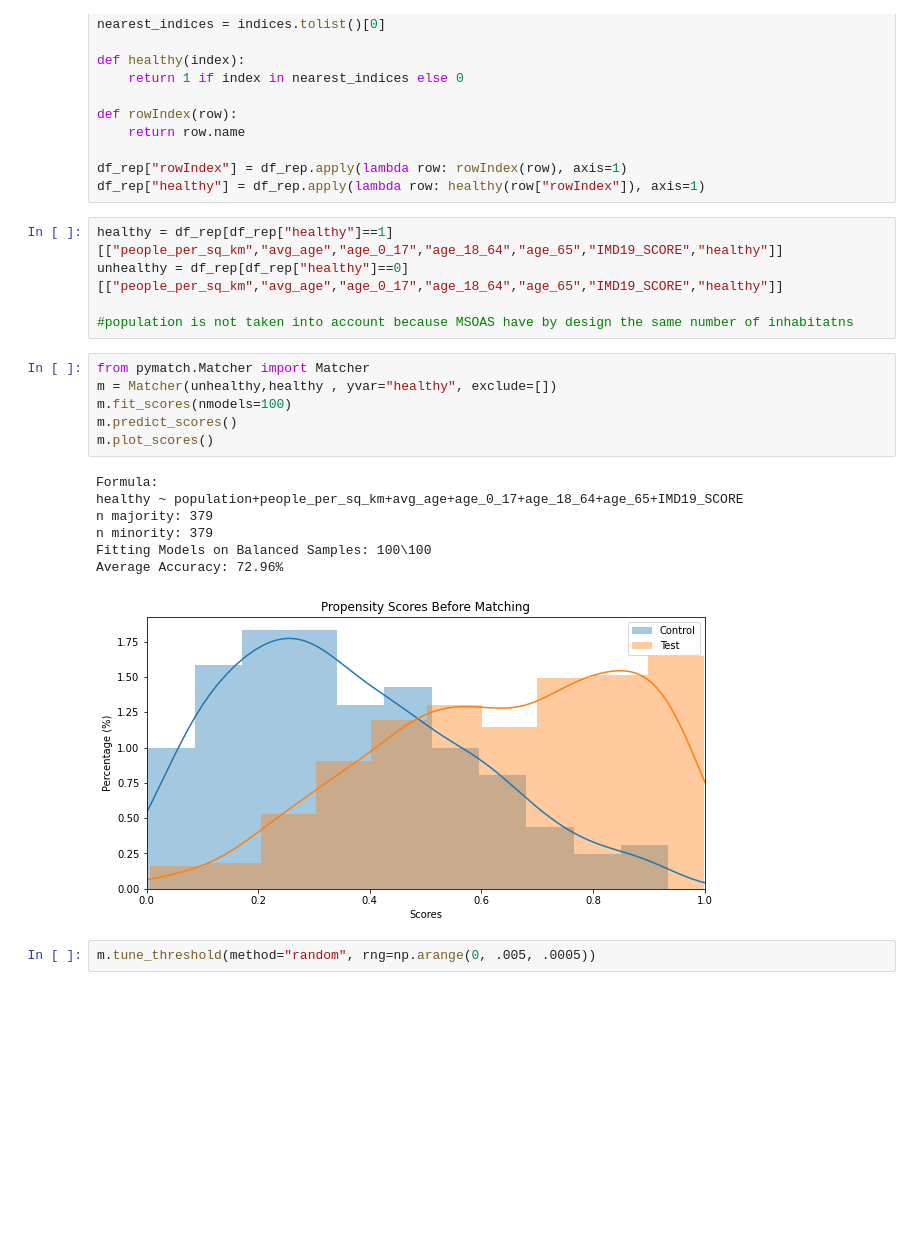
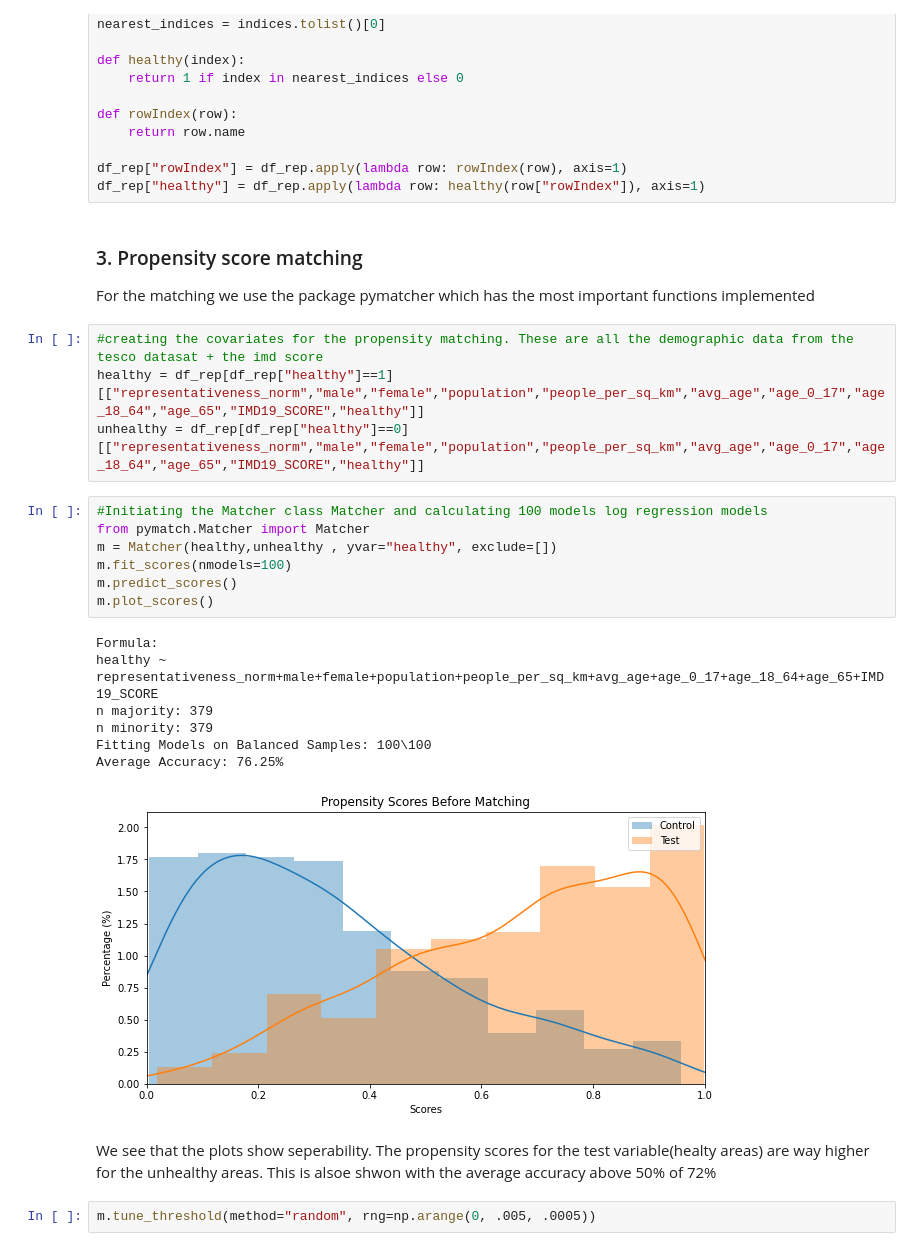
Before and after one commit to epfl-ada/ada-2020-project-milestone-p3-p3_don-dada, a Jupyter notebook: PropensityScoreMatching.ipynb, the cells around one changed output. Cells and saved outputs as stored; diff of their text form; blank space fills up the shorter version.

```diff
--- a/PropensityScoreMatching.ipynb
+++ b/PropensityScoreMatching.ipynb
@@ -133,25 +163,30 @@ def rowIndex(row):
 
 df_rep["rowIndex"] = df_rep.apply(lambda row: rowIndex(row), axis=1)
 df_rep["healthy"] = df_rep.apply(lambda row: healthy(row["rowIndex"]), axis=1)
+# %% [markdown]
+### 3. Propensity score matching
+For the matching we use the package pymatcher which has the most important functions implemented
 # %%
-healthy = df_rep[df_rep["healthy"]==1][["people_per_sq_km","avg_age","age_0_17","age_18_64","age_65","IMD19_SCORE","healthy"]]
-unhealthy = df_rep[df_rep["healthy"]==0][["people_per_sq_km","avg_age","age_0_17","age_18_64","age_65","IMD19_SCORE","healthy"]]
-
-#population is not taken into account because MSOAS have by design the same number of inhabitatns
+#creating the covariates for the propensity matching. These are all the demographic data from the tesco datasat + the imd score
+healthy = df_rep[df_rep["healthy"]==1][["representativeness_norm","male","female","population","people_per_sq_km","avg_age","age_0_17","age_18_64","age_65","IMD19_SCORE","healthy"]]
+unhealthy = df_rep[df_rep["healthy"]==0][["representativeness_norm","male","female","population","people_per_sq_km","avg_age","age_0_17","age_18_64","age_65","IMD19_SCORE","healthy"]]
 # %%
+#Initiating the Matcher class Matcher and calculating 100 models log regression models
 from pymatch.Matcher import Matcher
-m = Matcher(unhealthy,healthy , yvar="healthy", exclude=[])
+m = Matcher(healthy,unhealthy , yvar="healthy", exclude=[])
 m.fit_scores(nmodels=100)
 m.predict_scores()
 m.plot_scores()
 # %% [output]
 Formula:
-healthy ~ population+people_per_sq_km+avg_age+age_0_17+age_18_64+age_65+IMD19_SCORE
+healthy ~ representativeness_norm+male+female+population+people_per_sq_km+avg_age+age_0_17+age_18_64+age_65+IMD19_SCORE
 n majority: 379
 n minority: 379
 Fitting Models on Balanced Samples: 100\100
-Average Accuracy: 72.96%
+Average Accuracy: 76.25%
-[figure, old version]
+[figure, new version]
+# %% [markdown]
+We see that the plots show seperability. The propensity scores for the test variable(healty areas) are way higher for the unhealthy areas. This is alsoe shwon with the average accuracy above 50% of 72%
 # %%
 m.tune_threshold(method="random", rng=np.arange(0, .005, .0005))
 # %% [output]
```
Also changed, not shown: parts of 25 cells of this notebook.
